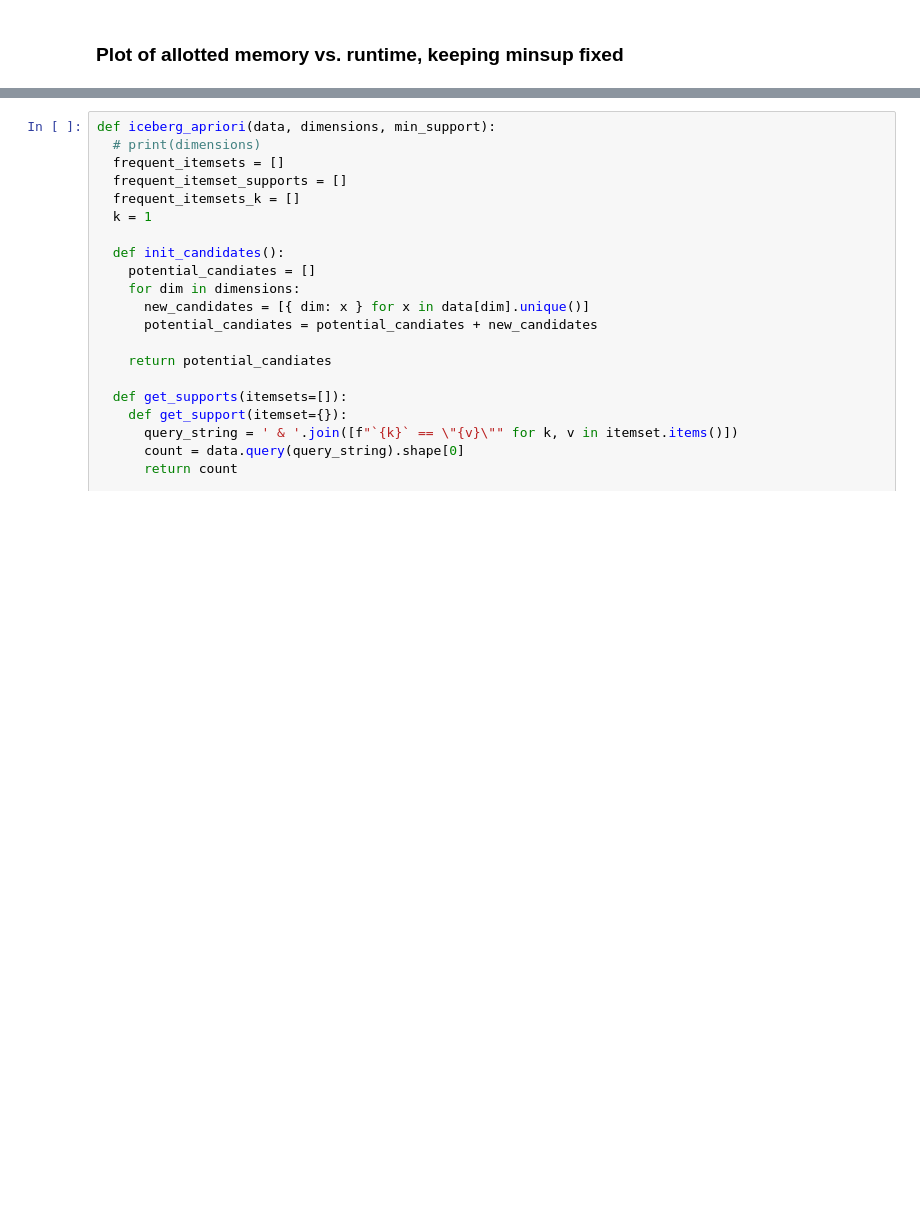
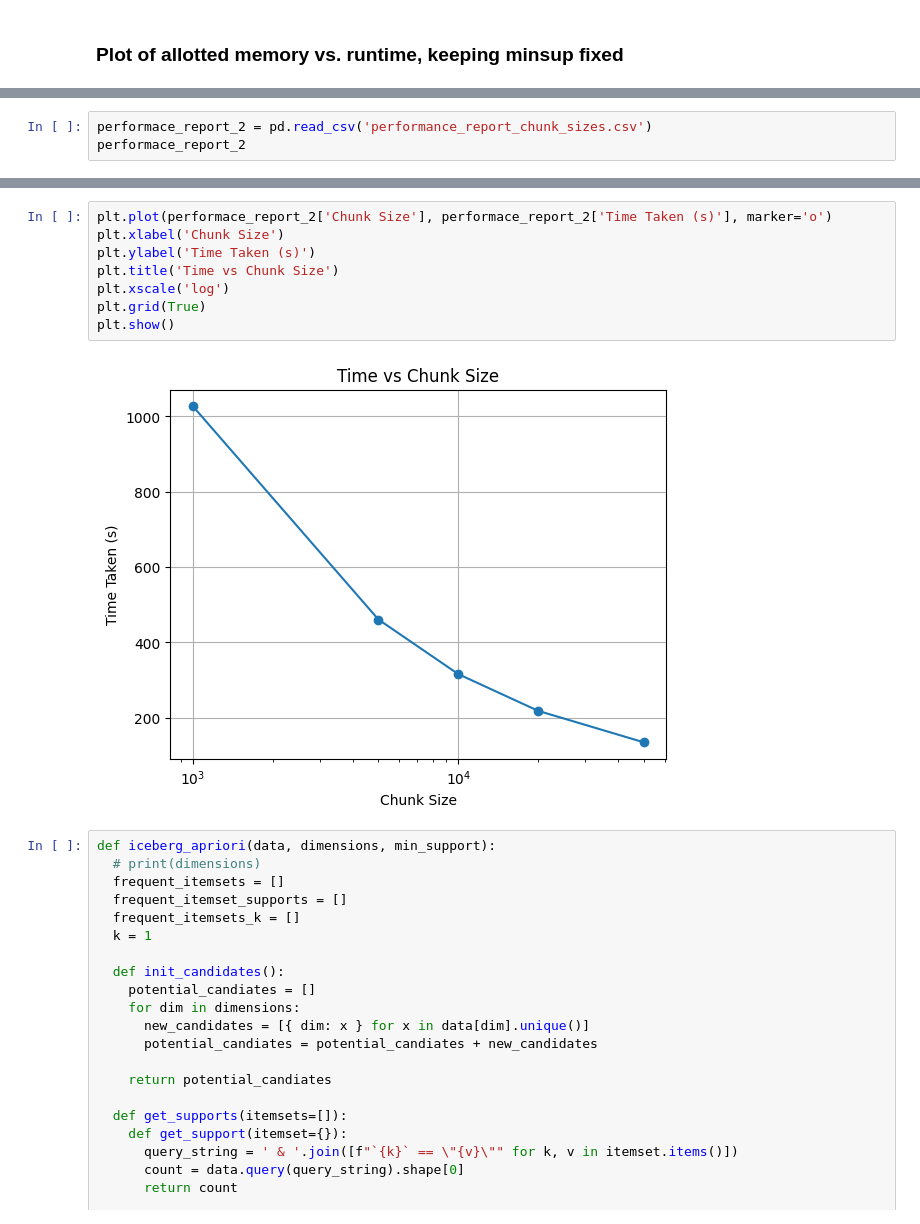
Before and after one commit to Data-Analytics-IIITH/A2, a Jupyter notebook: assignment2_3.ipynb, the cells around one changed output, grey strips where cells are left out. Drawn from its saved outputs; the diff is of its cells as text; blank space fills up the shorter version.

```diff
--- a/assignment2_3.ipynb
+++ b/assignment2_3.ipynb
@@ -509,0 +534,3 @@ plt.show()
+# %%
+performace_report_2 = pd.read_csv('performance_report_chunk_sizes.csv')
+performace_report_2
@@ -510,3 +544,13 @@ plt.show()
+# %%
+plt.plot(performace_report_2['Chunk Size'], performace_report_2['Time Taken (s)'], marker='o')
+plt.xlabel('Chunk Size')
+plt.ylabel('Time Taken (s)')
+plt.title('Time vs Chunk Size')
+plt.xscale('log')
+plt.grid(True)
+plt.show()
+# %% [output]
+[figure, added]
 # %%
 def iceberg_apriori(data, dimensions, min_support):
   # print(dimensions)
```
Also changed, not shown: parts of 9 cells of this notebook.
